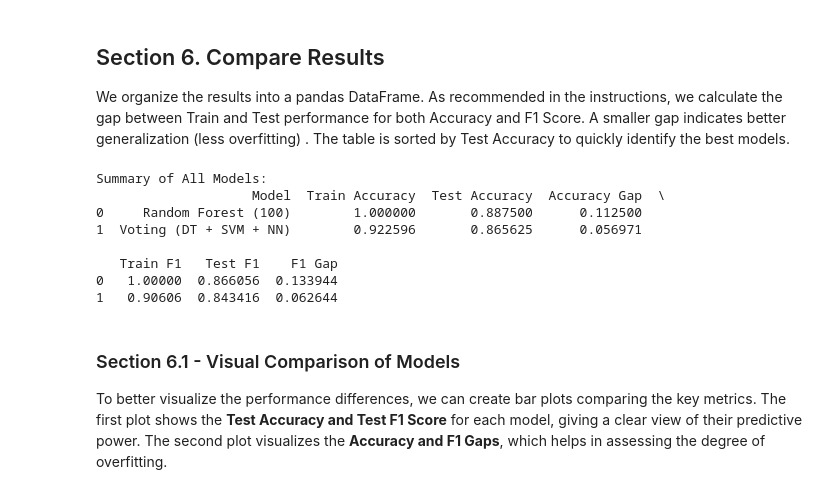
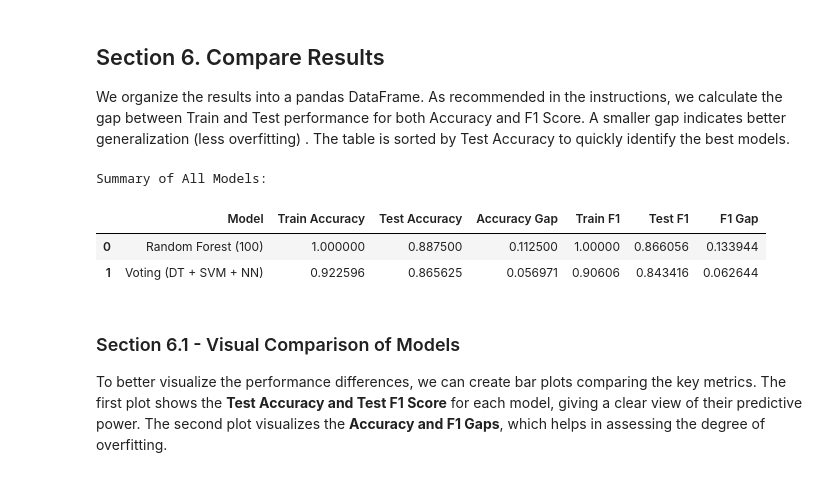
Before and after one commit to s-golla/applied-ml-sgolla, a Jupyter notebook: notebooks/project05/ml05_sgolla.ipynb, the cells around one changed output. Cells and saved outputs as stored; diff of their text form; code cells hidden in the pictures.

```diff
--- a/notebooks/project05/ml05_sgolla.ipynb
+++ b/notebooks/project05/ml05_sgolla.ipynb
@@ -285,34 +295,30 @@ We organize the results into a pandas DataFrame. As recommended in the instructi
 # %%
 if df is not None and results:
     # Create a table of results
     results_df = pd.DataFrame(results)
 
     # Calculate the gaps (overfitting/underfitting indication)
     results_df["Accuracy Gap"] = results_df["Train Accuracy"] - results_df["Test Accuracy"]
     results_df["F1 Gap"] = results_df["Train F1"] - results_df["Test F1"]
 
     # Format and sort the table
     results_df = results_df.sort_values(by="Test Accuracy", ascending=False).reset_index(drop=True)
 
     # Reorder columns for presentation
     results_df = results_df[[
         "Model",
         "Train Accuracy", "Test Accuracy", "Accuracy Gap",
         "Train F1", "Test F1", "F1 Gap"
     ]]
 
     print("\nSummary of All Models:")
-    print(results_df)
+    display(results_df)
     #print(results_df.to_markdown(index=False, floatfmt=".4f"))
 # %% [output]
 Summary of All Models:
-                    Model  Train Accuracy  Test Accuracy  Accuracy Gap  \
-0     Random Forest (100)        1.000000       0.887500      0.112500
-1  Voting (DT + SVM + NN)        0.922596       0.865625      0.056971
-
-   Train F1   Test F1    F1 Gap
-0   1.00000  0.866056  0.133944
-1   0.90606  0.843416  0.062644
+|  | Model | Train Accuracy | Test Accuracy | Accuracy Gap | Train F1 | Test F1 | F1 Gap |
+| 0 | Random Forest (100) | 1.000000 | 0.887500 | 0.112500 | 1.00000 | 0.866056 | 0.133944 |
+| 1 | Voting (DT + SVM + NN) | 0.922596 | 0.865625 | 0.056971 | 0.90606 | 0.843416 | 0.062644 |
 # %% [markdown]
 ### Section 6.1 - Visual Comparison of Models
 
```
Also changed, not shown: parts of 1 cell of this notebook.
